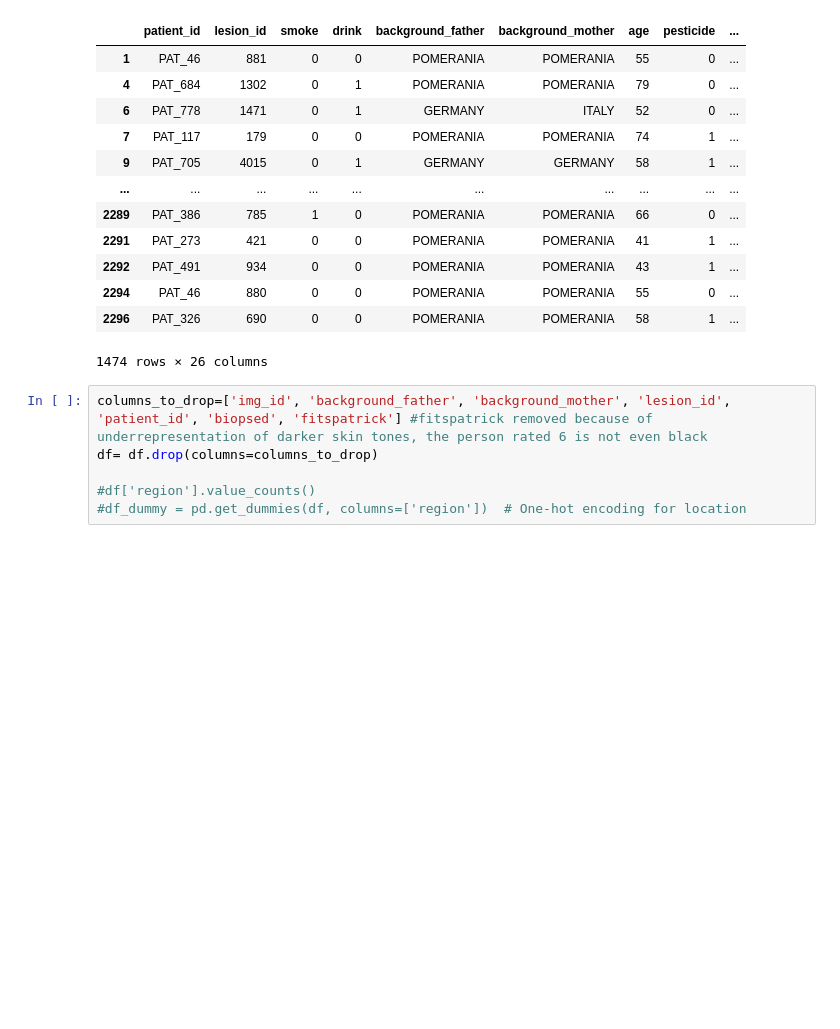
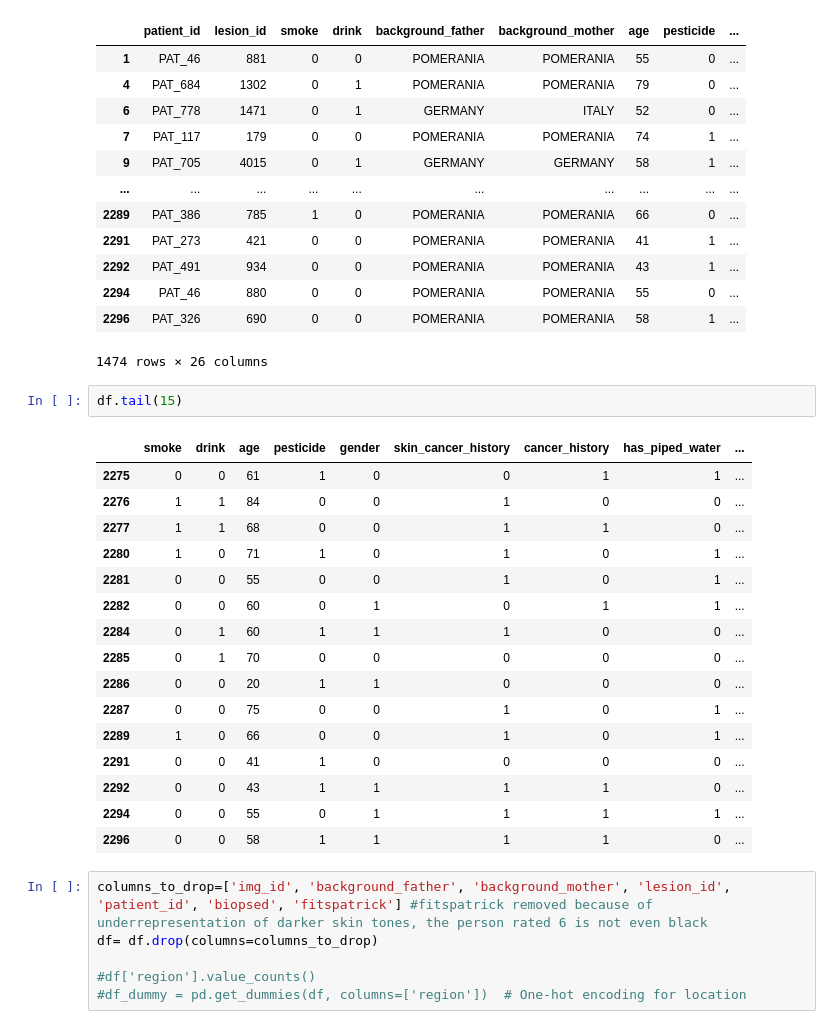
Before and after one commit to mirkagem/2025-FYP-groupG, a Jupyter notebook: important files to be deleted/future_model_with_metadata.ipynb, the cells around one changed output. Saved outputs shown, nothing was run; the diff lists cells and outputs as text; blank space fills up the shorter version.

```diff
--- a/important files to be deleted/future_model_with_metadata.ipynb
+++ b/important files to be deleted/future_model_with_metadata.ipynb
@@ -42,6 +64,25 @@ df
 | 2294 | PAT_46 | 880 | 0 | 0 | POMERANIA | POMERANIA | 55 | 0 | ... |
 | 2296 | PAT_326 | 690 | 0 | 0 | POMERANIA | POMERANIA | 58 | 1 | ... |
 1474 rows × 26 columns
+# %%
+df.tail(15)
+# %% [output]
+|  | smoke | drink | age | pesticide | gender | skin_cancer_history | cancer_history | has_piped_water | ... |
+| 2275 | 0 | 0 | 61 | 1 | 0 | 0 | 1 | 1 | ... |
+| 2276 | 1 | 1 | 84 | 0 | 0 | 1 | 0 | 0 | ... |
+| 2277 | 1 | 1 | 68 | 0 | 0 | 1 | 1 | 0 | ... |
+| 2280 | 1 | 0 | 71 | 1 | 0 | 1 | 0 | 1 | ... |
+| 2281 | 0 | 0 | 55 | 0 | 0 | 1 | 0 | 1 | ... |
+| 2282 | 0 | 0 | 60 | 0 | 1 | 0 | 1 | 1 | ... |
+| 2284 | 0 | 1 | 60 | 1 | 1 | 1 | 0 | 0 | ... |
+| 2285 | 0 | 1 | 70 | 0 | 0 | 0 | 0 | 0 | ... |
+| 2286 | 0 | 0 | 20 | 1 | 1 | 0 | 0 | 0 | ... |
+| 2287 | 0 | 0 | 75 | 0 | 0 | 1 | 0 | 1 | ... |
+| 2289 | 1 | 0 | 66 | 0 | 0 | 1 | 0 | 1 | ... |
+| 2291 | 0 | 0 | 41 | 1 | 0 | 0 | 0 | 0 | ... |
+| 2292 | 0 | 0 | 43 | 1 | 1 | 1 | 1 | 0 | ... |
+| 2294 | 0 | 0 | 55 | 0 | 1 | 1 | 1 | 1 | ... |
+| 2296 | 0 | 0 | 58 | 1 | 1 | 1 | 1 | 0 | ... |
 # %%
 columns_to_drop=['img_id', 'background_father', 'background_mother', 'lesion_id', 'patient_id', 'biopsed', 'fitspatrick'] #fitspatrick removed because of underrepresentation of darker skin tones, the person rated 6 is not even black
 df= df.drop(columns=columns_to_drop)
```
Also changed, not shown: parts of 1 cell of this notebook, 3 other files.
